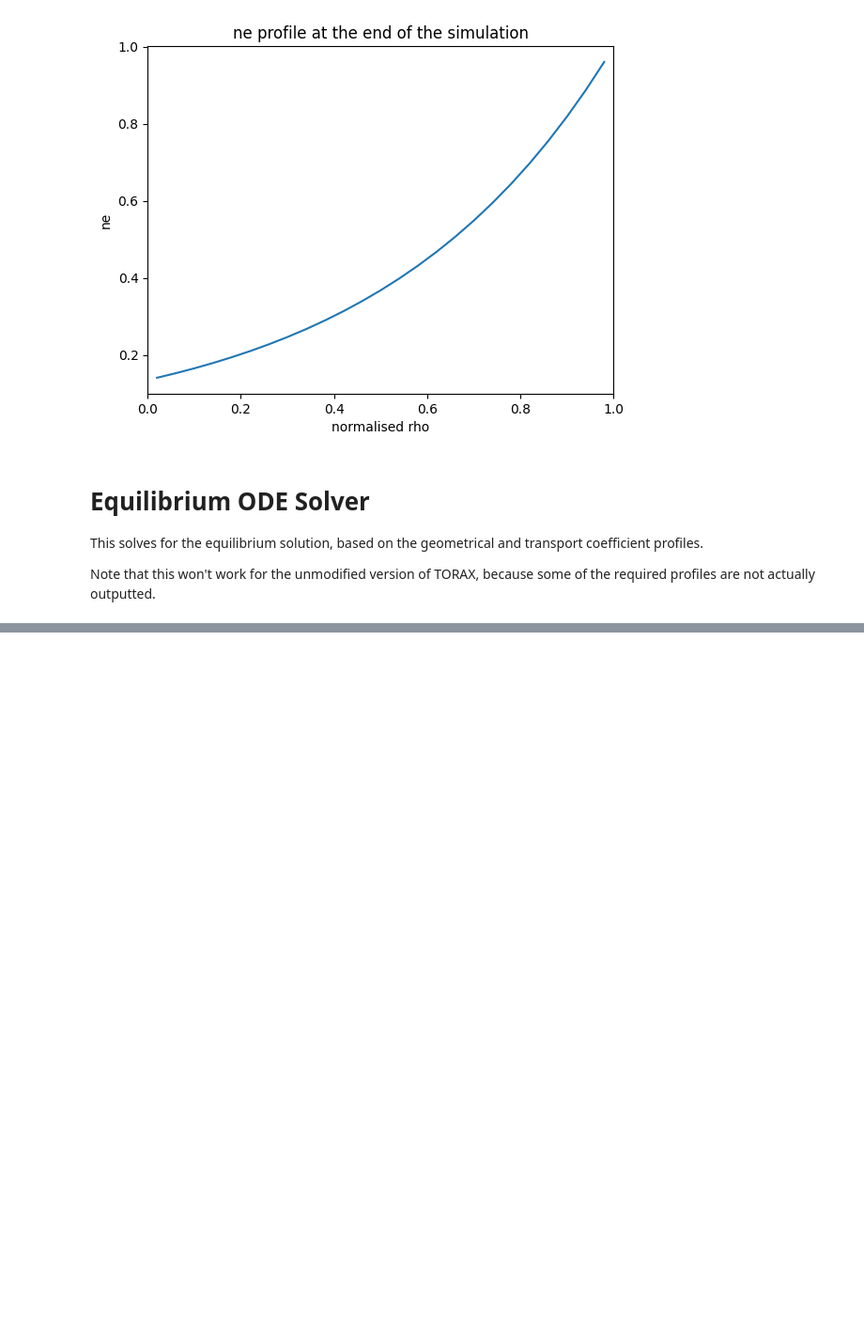
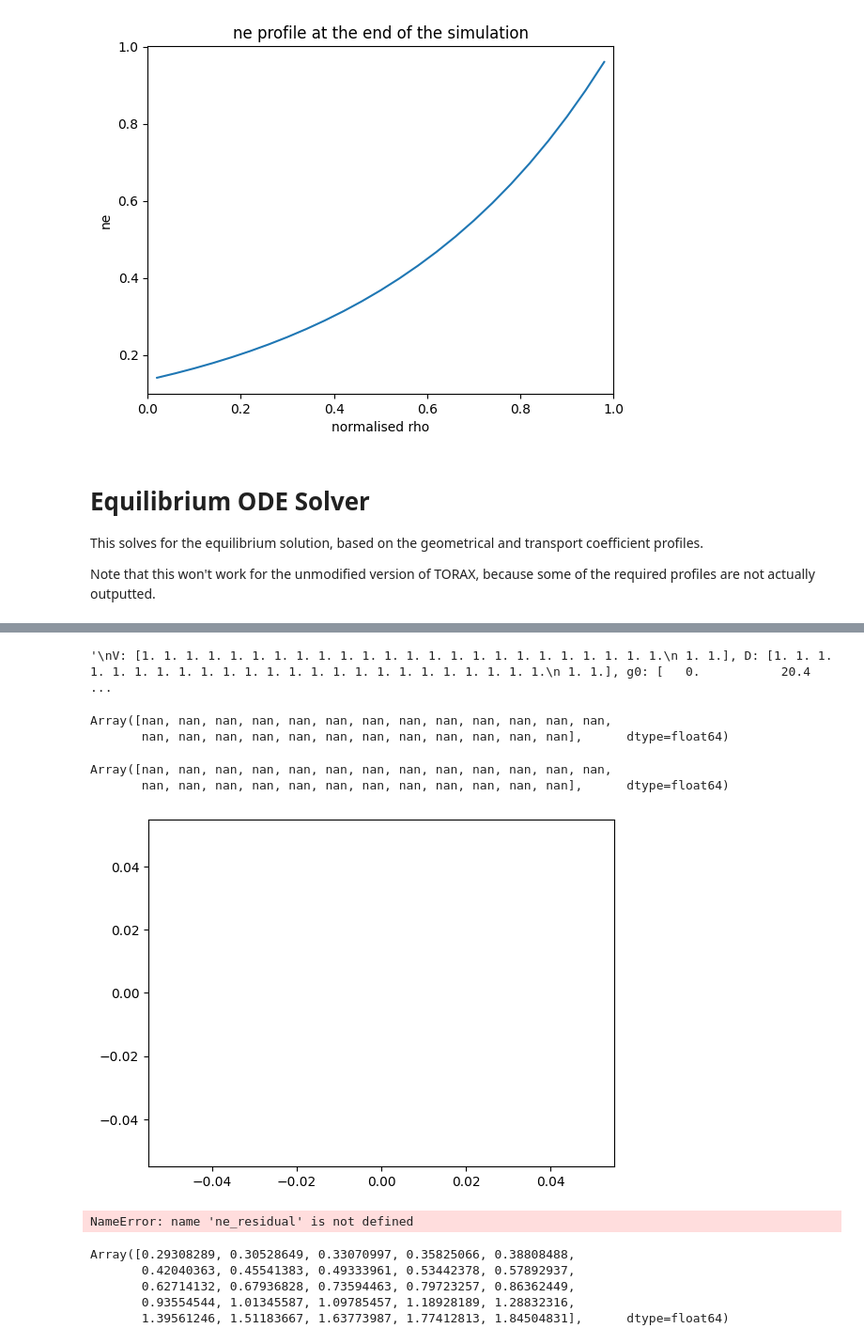
Before and after one commit to openstarnz/torax, a Jupyter notebook: torax/examples/strange_solution.ipynb, the cells around one changed output, grey strips where cells are left out. Shown: that part at 94% size. Drawn from its saved outputs; the diff is of its cells as text; code cells hidden in the pictures; blank space fills up the shorter version.

```diff
--- a/torax/examples/strange_solution.ipynb
+++ b/torax/examples/strange_solution.ipynb
@@ -69,7 +72,10 @@ $c_1$ and $c_2$ are determined by the boundary conditions.
 # %%
 data = load_state_file(output_file)
 rho_hats = data.rho_cell_norm.to_numpy()
+rho_hats_face = data.rho_face_norm.to_numpy()
 ne_sim = data.core_profiles.ne.to_numpy()[-1]
+te_sim = data.core_profiles.temp_el.to_numpy()[-1]
+ti_sim = data.core_profiles.temp_ion.to_numpy()[-1]
 plt.plot(rho_hats, ne_sim)
 plt.xlabel('normalised rho')
 plt.ylabel('ne')
@@ -175,0 +296,62 @@ plt.show()
+# %%
+"""
+V: [1. 1. 1. 1. 1. 1. 1. 1. 1. 1. 1. 1. 1. 1. 1. 1. 1. 1. 1. 1. 1. 1. 1. 1.
+ 1. 1.], D: [1. 1. 1. 1. 1. 1. 1. 1. 1. 1. 1. 1. 1. 1. 1. 1. 1. 1. 1. 1. 1. 1. 1. 1.
+ 1. 1.], g0: [   0.           20.42720708   42.54623806   66.35709294   91.85977172
+  119.0542744   147.94060098  178.51875146  210.78872583  244.75052411
+  280.40414629  317.74959236  356.78686234  397.51595621  439.93687398
+  484.04961566  529.85418123  577.3505707   626.53878407  677.41882134
+  729.99068251  784.25436758  840.20987655  897.85720942  957.19636618
+ 1018.22734685], n: [0.14077293 0.14663459 0.15884605 0.17207445 0.18640448 0.20192787
+ 0.21874402 0.23696057 0.25669415 0.27807111 0.30122828 0.32631393
+ 0.35348866 0.38292645 0.41481575 0.44936073 0.48678255 0.52732078
+ 0.57123497 0.61880624 0.67033917 0.72616367 0.78663713 0.85214673
+ 0.92311185 1.        ], g1: [0.00000000e+00 4.17270789e+02 1.81018237e+03 4.40326378e+03
+ 8.43821766e+03 1.41739203e+04 2.18864214e+04 3.18689446e+04
+ 4.44318869e+04 5.99028191e+04 7.86264853e+04 1.00964803e+05
+ 1.27296865e+05 1.58018935e+05 1.93544453e+05 2.34304030e+05
+ 2.80745453e+05 3.33333681e+05 3.92550848e+05 4.58896260e+05
+ 5.32886397e+05 6.15054913e+05 7.05952637e+05 8.06147569e+05
+ 9.16224883e+05 1.03678693e+06], vpr: [  20.00425111   62.55048917  108.48037503  157.79390869  210.49109015
+  266.57191941  326.03639646  388.88452132  455.11629397  524.73171442
+  597.73078267  674.11349872  753.87986257  837.02987422  923.56353367
+ 1013.48084091 1106.78179596 1203.4663988  1303.53464944 1406.98654788
+ 1513.82209412 1624.04128816 1737.64412999 1854.63061963 1975.00075706], face grad: [0.         0.29308289 0.31749009 0.34392986 0.37257147 0.4035983
+ 0.43720897 0.47361869 0.51306053 0.55578703 0.60207172 0.65221092
+ 0.70652564 0.76536361 0.82910153 0.89814745 0.97294342 1.05396831
+ 1.14174084 1.23682295 1.33982338 1.45140154 1.57227179 1.70320796
+ 1.84504831 1.99935898]
+ """
+# %% [output]
+'\nV: [1. 1. 1. 1. 1. 1. 1. 1. 1. 1. 1. 1. 1. 1. 1. 1. 1. 1. 1. 1. 1. 1. 1. 1.\n 1. 1.], D: [1. 1. 1. 1. 1. 1. 1. 1. 1. 1. 1. 1. 1. 1. 1. 1. 1. 1. 1. 1. 1. 1. 1. 1.\n 1. 1.], g0: [   0.           20.4 ...
+# %%
+jnp.gradient(ne_sol, rho_hats)
+# %% [output]
+Array([nan, nan, nan, nan, nan, nan, nan, nan, nan, nan, nan, nan, nan,
+       nan, nan, nan, nan, nan, nan, nan, nan, nan, nan, nan, nan],      dtype=float64)
+# %%
+differences = d_cell * g1 / vpr * jnp.gradient(ne_sol, rho_hats) - g0 * v_cell*ne_sol
+# %%
+differences
+# %% [output]
+Array([nan, nan, nan, nan, nan, nan, nan, nan, nan, nan, nan, nan, nan,
+       nan, nan, nan, nan, nan, nan, nan, nan, nan, nan, nan, nan],      dtype=float64)
+# %%
+plt.plot(differences)
+plt.show()
+# %% [output]
+[figure, added]
+# %%
+plt.plot(ne_residual)
+plt.ylim(-5, 5)
+plt.show()
+# %% [output]
+NameError: name 'ne_residual' is not defined
+# %%
+jnp.gradient(ne_sim, rho_hats)
+# %% [output]
+Array([0.29308289, 0.30528649, 0.33070997, 0.35825066, 0.38808488,
+       0.42040363, 0.45541383, 0.49333961, 0.53442378, 0.57892937,
+       0.62714132, 0.67936828, 0.73594463, 0.79723257, 0.86362449,
+       0.93554544, 1.01345587, 1.09785457, 1.18928189, 1.28832316,
+       1.39561246, 1.51183667, 1.63773987, 1.77412813, 1.84504831],      dtype=float64)
```
Also changed, not shown: parts of 10 cells of this notebook, 3 other files.
